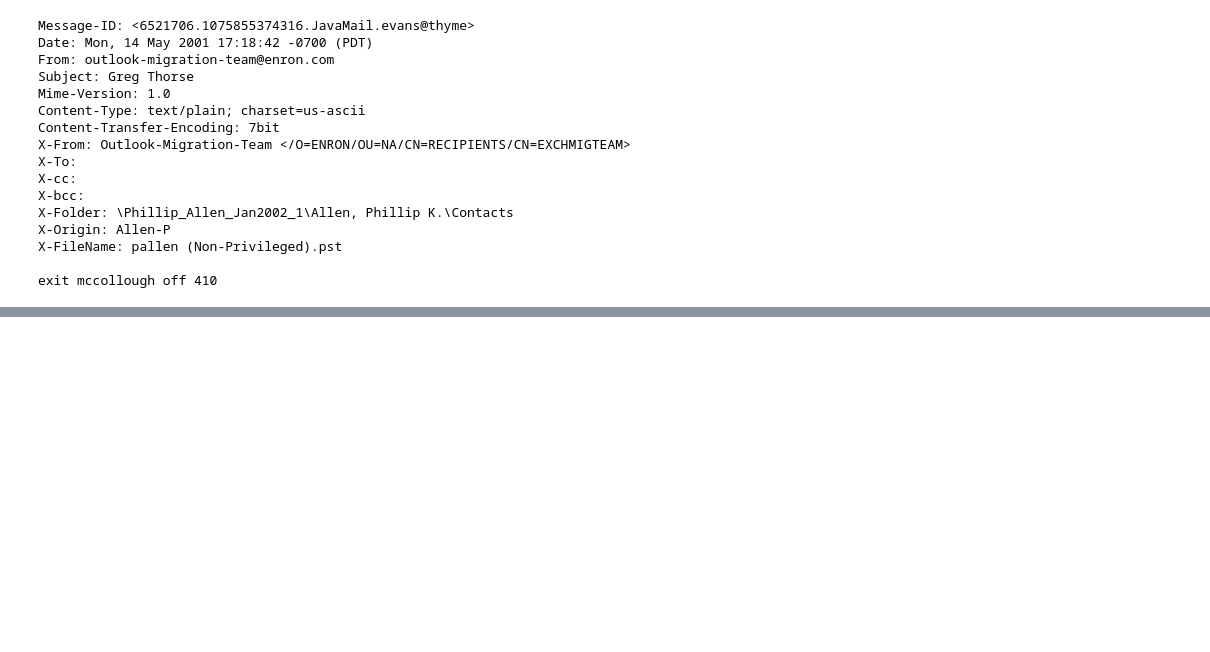
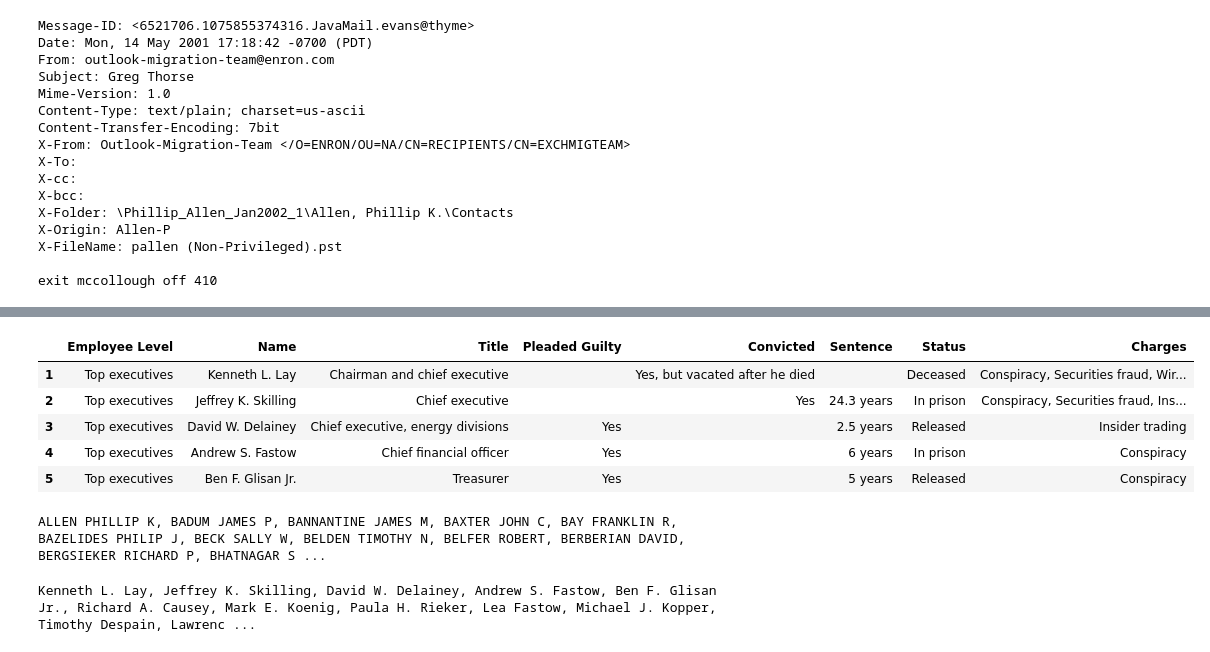
Before and after one commit to mathematiguy/enron-nlp-analysis, a Jupyter notebook: notebooks/2023-11-27-exploring-the-enron-dataset.ipynb, the cells around one changed output, grey strips where cells are left out. Drawn from its saved outputs; the diff is of its cells as text; code cells hidden in the pictures; blank space fills up the shorter version.

```diff
--- a/notebooks/2023-11-27-exploring-the-enron-dataset.ipynb
+++ b/notebooks/2023-11-27-exploring-the-enron-dataset.ipynb
@@ -87,0 +270,17 @@ exit mccollough off 410
+# %%
+enron_table_df.head()
+# %% [output]
+|  | Employee Level | Name | Title | Pleaded Guilty | Convicted | Sentence | Status | Charges |
+| 1 | Top executives | Kenneth L. Lay | Chairman and chief executive |  | Yes, but vacated after he died |  | Deceased | Conspiracy, Securities fraud, Wir... |
+| 2 | Top executives | Jeffrey K. Skilling | Chief executive |  | Yes | 24.3 years | In prison | Conspiracy, Securities fraud, Ins... |
+| 3 | Top executives | David W. Delainey | Chief executive, energy divisions | Yes |  | 2.5 years | Released | Insider trading |
+| 4 | Top executives | Andrew S. Fastow | Chief financial officer | Yes |  | 6 years | In prison | Conspiracy |
+| 5 | Top executives | Ben F. Glisan Jr. | Treasurer | Yes |  | 5 years | Released | Conspiracy |
+# %%
+print(', '.join(fraud_data.person.values))
+# %% [output]
+ALLEN PHILLIP K, BADUM JAMES P, BANNANTINE JAMES M, BAXTER JOHN C, BAY FRANKLIN R, BAZELIDES PHILIP J, BECK SALLY W, BELDEN TIMOTHY N, BELFER ROBERT, BERBERIAN DAVID, BERGSIEKER RICHARD P, BHATNAGAR S ...
+# %%
+print(', '.join(enron_table_df.Name.values))
+# %% [output]
+Kenneth L. Lay, Jeffrey K. Skilling, David W. Delainey, Andrew S. Fastow, Ben F. Glisan Jr., Richard A. Causey, Mark E. Koenig, Paula H. Rieker, Lea Fastow, Michael J. Kopper, Timothy Despain, Lawrenc ...
```
Also changed, not shown: parts of 11 cells of this notebook.
